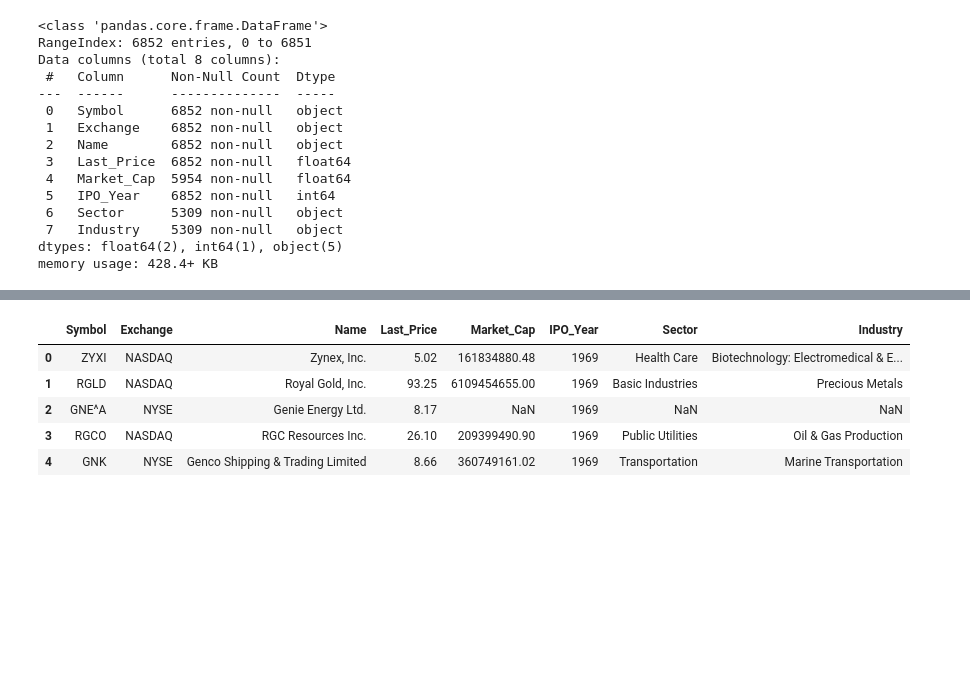
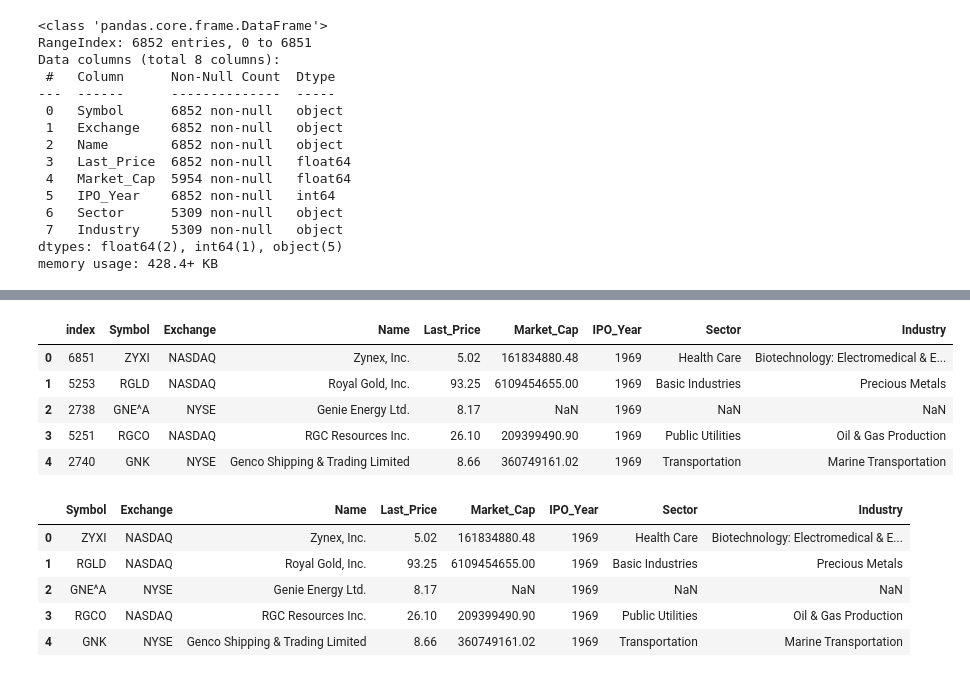
Before and after one commit to zgz20191202/zgz20191202, a Jupyter notebook: Quant Preparation/Python Practice/Pandas_Basics/My Solutions/Exercise_07.ipynb, the cells around one changed output, grey strips where cells are left out. Saved outputs shown, nothing was run; the diff lists cells and outputs as text; code cells hidden in the pictures; blank space fills up the shorter version.

```diff
--- a/Quant Preparation/Python Practice/Pandas_Basics/Exercise_07.ipynb
+++ b/Quant Preparation/Python Practice/Pandas_Basics/My Solutions/Exercise_07.ipynb
@@ -61,3 +54,13 @@ listings = listings.sort_values("IPO_Year", ascending = True).reset_index(drop =
+# %%
+listings = listings.sort_values("IPO_Year", ascending = True).reset_index()
+listings.head()
+# %% [output]
+|  | index | Symbol | Exchange | Name | Last_Price | Market_Cap | IPO_Year | Sector | Industry |
+| 0 | 6851 | ZYXI | NASDAQ | Zynex, Inc. | 5.02 | 161834880.48 | 1969 | Health Care | Biotechnology: Electromedical & E... |
+| 1 | 5253 | RGLD | NASDAQ | Royal Gold, Inc. | 93.25 | 6109454655.00 | 1969 | Basic Industries | Precious Metals |
+| 2 | 2738 | GNE^A | NYSE | Genie Energy Ltd. | 8.17 | NaN | 1969 | NaN | NaN |
+| 3 | 5251 | RGCO | NASDAQ | RGC Resources Inc. | 26.10 | 209399490.90 | 1969 | Public Utilities | Oil & Gas Production |
+| 4 | 2740 | GNK | NYSE | Genco Shipping & Trading Limited | 8.66 | 360749161.02 | 1969 | Transportation | Marine Transportation |
 # %%
 # run the cell
 listings.head()
```
Also changed, not shown: parts of 22 cells of this notebook, 32 other files.
